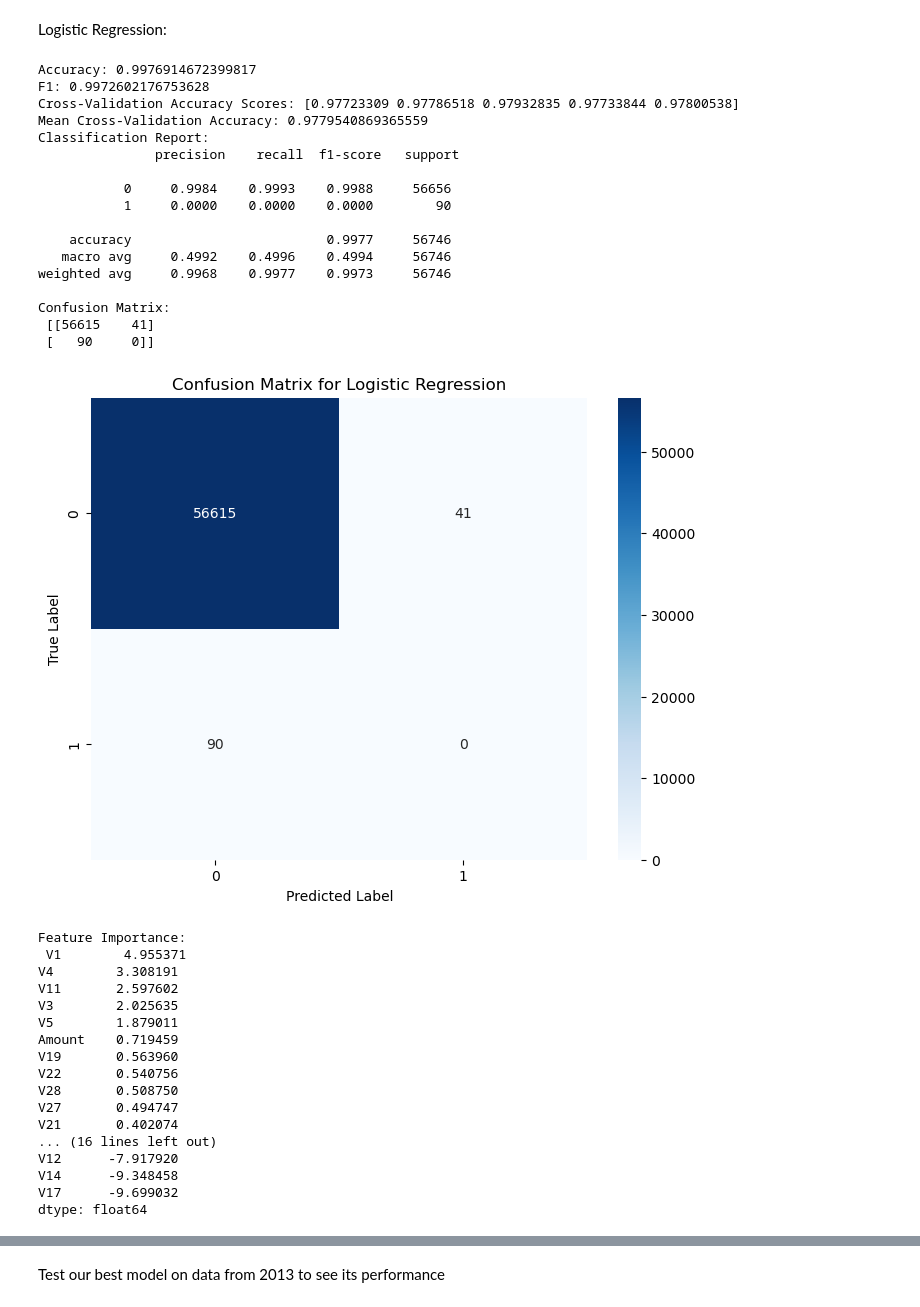
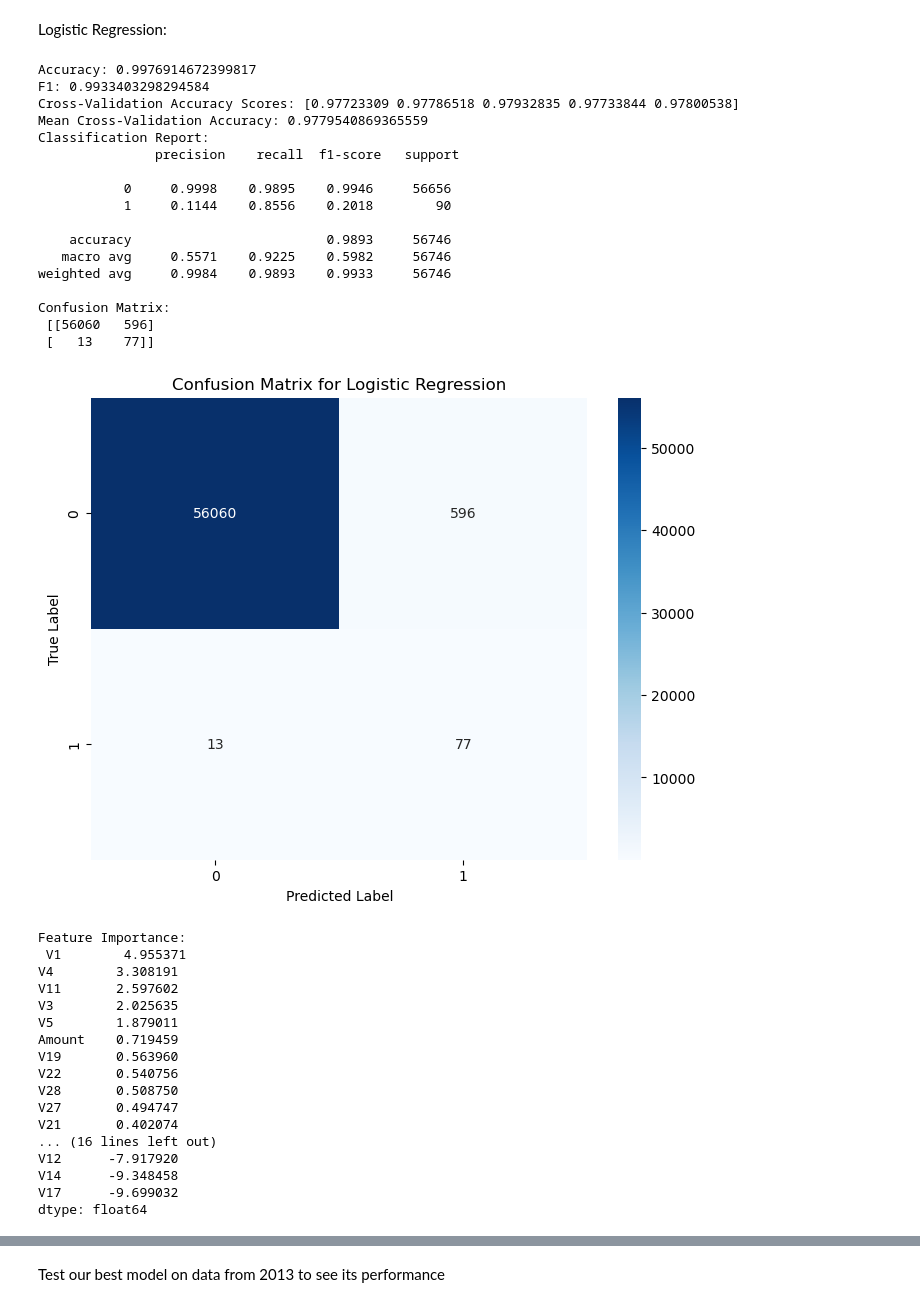
Before and after one commit to ewf40054/Binary-Classification-Project, a Jupyter notebook: Notebook.ipynb, the cells around one changed output, grey strips where cells are left out. Saved outputs shown, nothing was run; the diff lists cells and outputs as text; code cells hidden in the pictures.

Commit message:
fixed logistic regression prediction

```diff
--- a/Notebook.ipynb
+++ b/Notebook.ipynb
@@ -632,7 +632,7 @@ clf = LogisticRegression(max_iter=3000)
 clf.fit(X_train_scaled, y_train_resampled)
 
 # Make predictions on the test data
-y_pred = clf.predict(X_test)
+y_pred = clf.predict(X_test_scaled)
 
 # Evaluate the model using accuracy and F1 measures
 accuracy = clf.score(X_test, y_test)
@@ -678,7 +678,7 @@ plt.show()
 # Reduce data to 2 dimensions using PCA
 pca = PCA(n_components=2)
 X_train_2d = pca.fit_transform(X_train_scaled)
-X_test_2d = pca.transform(X_test)
+X_test_2d = pca.transform(X_test_scaled)
 
 # Retrain logistic regression on the 2D reduced data
 clf_2d = LogisticRegression(max_iter=1000)
@@ -688,42 +688,42 @@ clf_2d.fit(X_train_2d, y_train_resampled)
 # # Create a meshgrid for plotting the decision boundary
 # x_min, x_max = X_train_2d[:, 0].min() - 1, X_train_2d[:, 0].max() + 1
 # y_min, y_max = X_train_2d[:, 1].min() - 1, X_train_2d[:, 1].max() + 1
 # step_size = 1
 # xx, yy = np.meshgrid(np.arange(x_min, x_max, step_size), np.arange(y_min, y_max, step_size))
 
 # # Predict on the meshgrid points
 # Z = clf_2d.predict(np.c_[xx.ravel(), yy.ravel()])
 # Z = Z.reshape(xx.shape)
 
 # Plot decision boundary and training data
 plt.figure(figsize=(10, 6))
 # cmap_background = ListedColormap(['#FFAAAA', '#AAAAFF'])  # Background colors for decision regions
 cmap_points = ListedColormap(['#FF0000', '#0000FF'])      # Colors for data points
 # plt.contourf(xx, yy, Z, alpha=0.8, cmap=cmap_background)
 plt.scatter(X_train_2d[:, 0], X_train_2d[:, 1], c=y_train_resampled, cmap=cmap_points, edgecolor='k')
 plt.title("Logistic Regression Decision Boundary")
 plt.xlabel("Principal Component 1")
 plt.ylabel("Principal Component 2")
 plt.show()
 # %% [output]
 Accuracy: 0.9976914672399817
-F1: 0.9972602176753628
+F1: 0.9933403298294584
 Cross-Validation Accuracy Scores: [0.97723309 0.97786518 0.97932835 0.97733844 0.97800538]
 Mean Cross-Validation Accuracy: 0.9779540869365559
 Classification Report:
                precision    recall  f1-score   support
 
-           0     0.9984    0.9993    0.9988     56656
-           1     0.0000    0.0000    0.0000        90
+           0     0.9998    0.9895    0.9946     56656
+           1     0.1144    0.8556    0.2018        90
 
-    accuracy                         0.9977     56746
-   macro avg     0.4992    0.4996    0.4994     56746
-weighted avg     0.9968    0.9977    0.9973     56746
+    accuracy                         0.9893     56746
+   macro avg     0.5571    0.9225    0.5982     56746
+weighted avg     0.9984    0.9893    0.9933     56746
 
 Confusion Matrix:
- [[56615    41]
- [   90     0]]
+ [[56060   596]
+ [   13    77]]
-[figure, old version]
+[figure, new version]
 Feature Importance:
  V1        4.955371
 V4        3.308191
```
